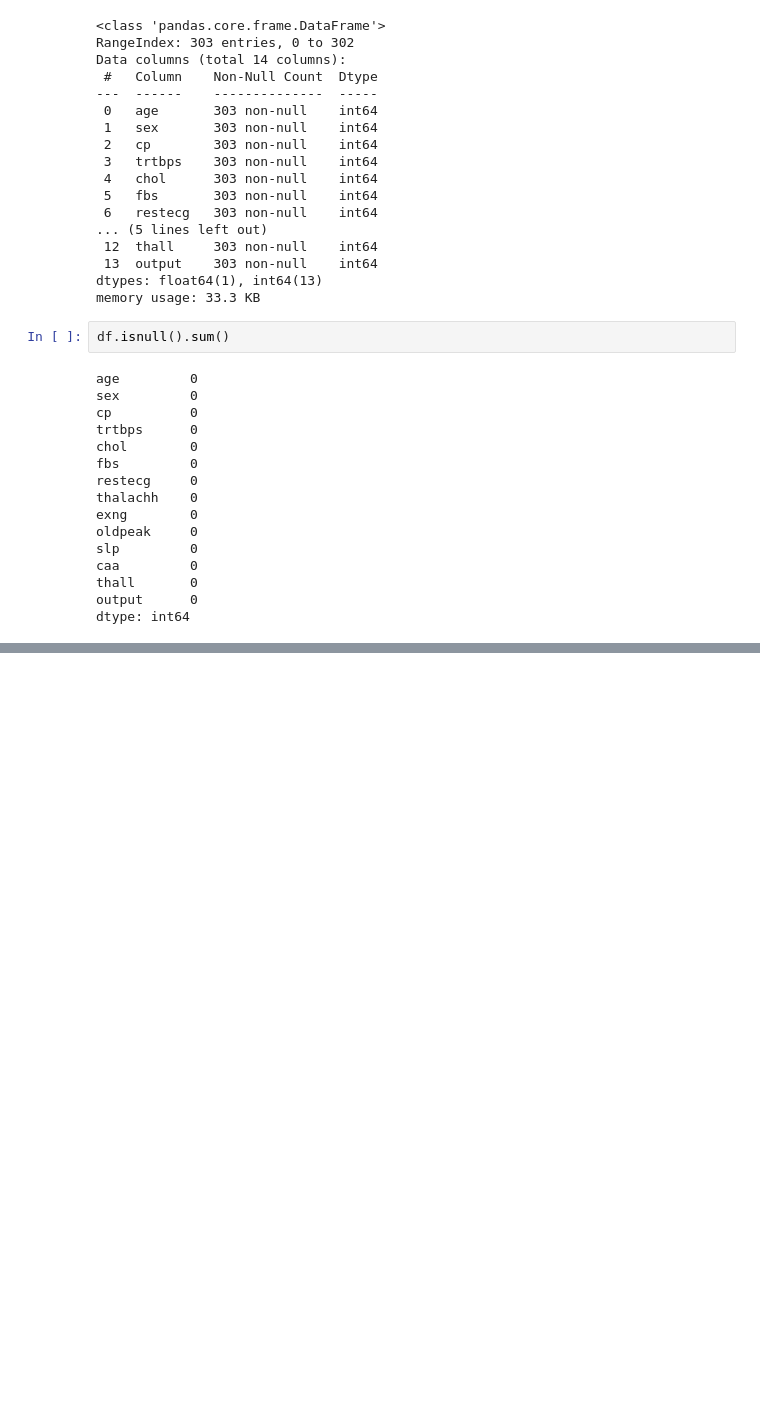
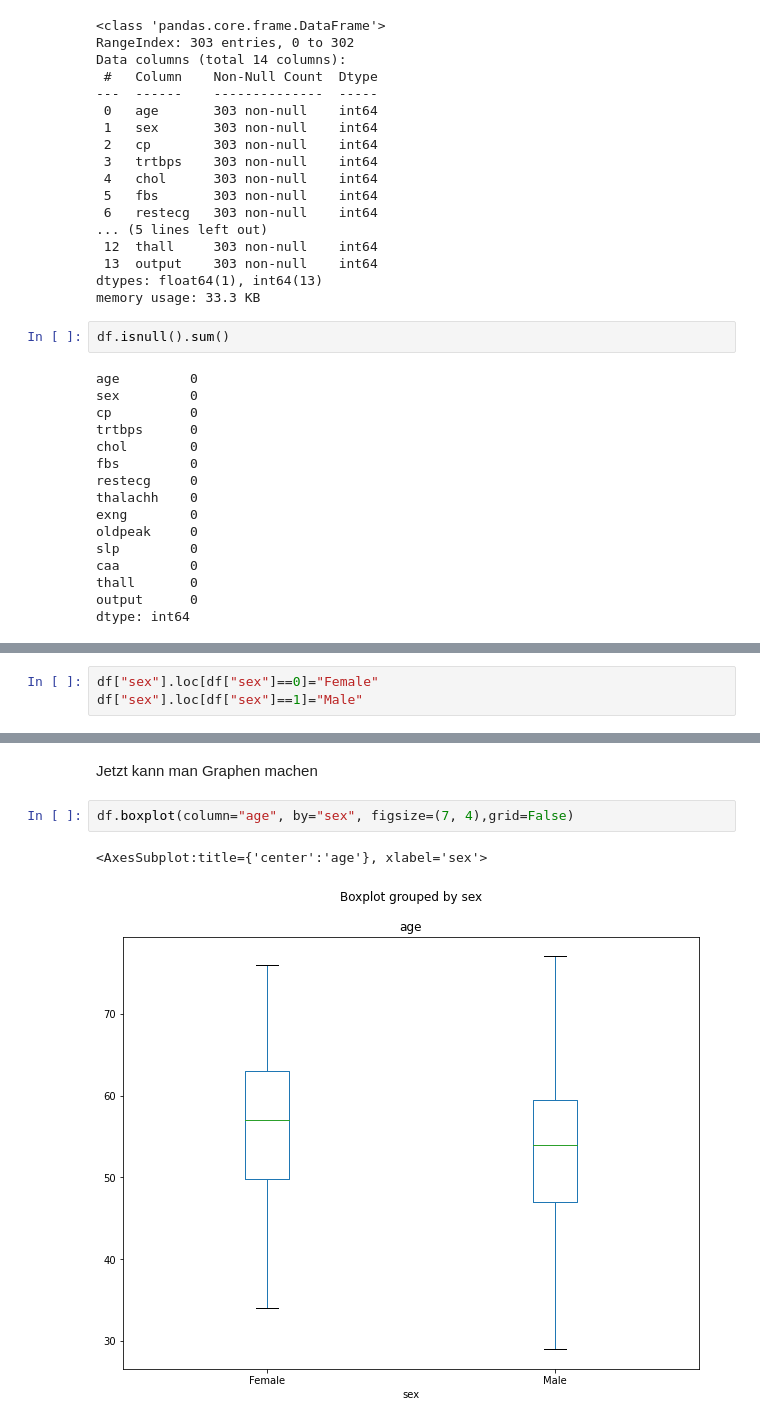
Before and after one commit to janikvonrotz/python.casa, a Jupyter notebook: topic-8/ExerciseNotebook.ipynb, the cells around one changed output, grey strips where cells are left out. Saved outputs shown, nothing was run; the diff lists cells and outputs as text; blank space fills up the shorter version.

```diff
--- a/topic-8/ExerciseNotebook.ipynb
+++ b/topic-8/ExerciseNotebook.ipynb
@@ -138,0 +192,3 @@ plt.show
+# %%
+df["sex"].loc[df["sex"]==0]="Female"
+df["sex"].loc[df["sex"]==1]="Male"
@@ -138,0 +209,7 @@ plt.show
+# %% [markdown]
+Jetzt kann man Graphen machen
+# %%
+df.boxplot(column="age", by="sex", figsize=(7, 4),grid=False)
+# %% [output]
+<AxesSubplot:title={'center':'age'}, xlabel='sex'>
+[figure, added]
```
Also changed, not shown: parts of 37 cells of this notebook, 3 other files.
